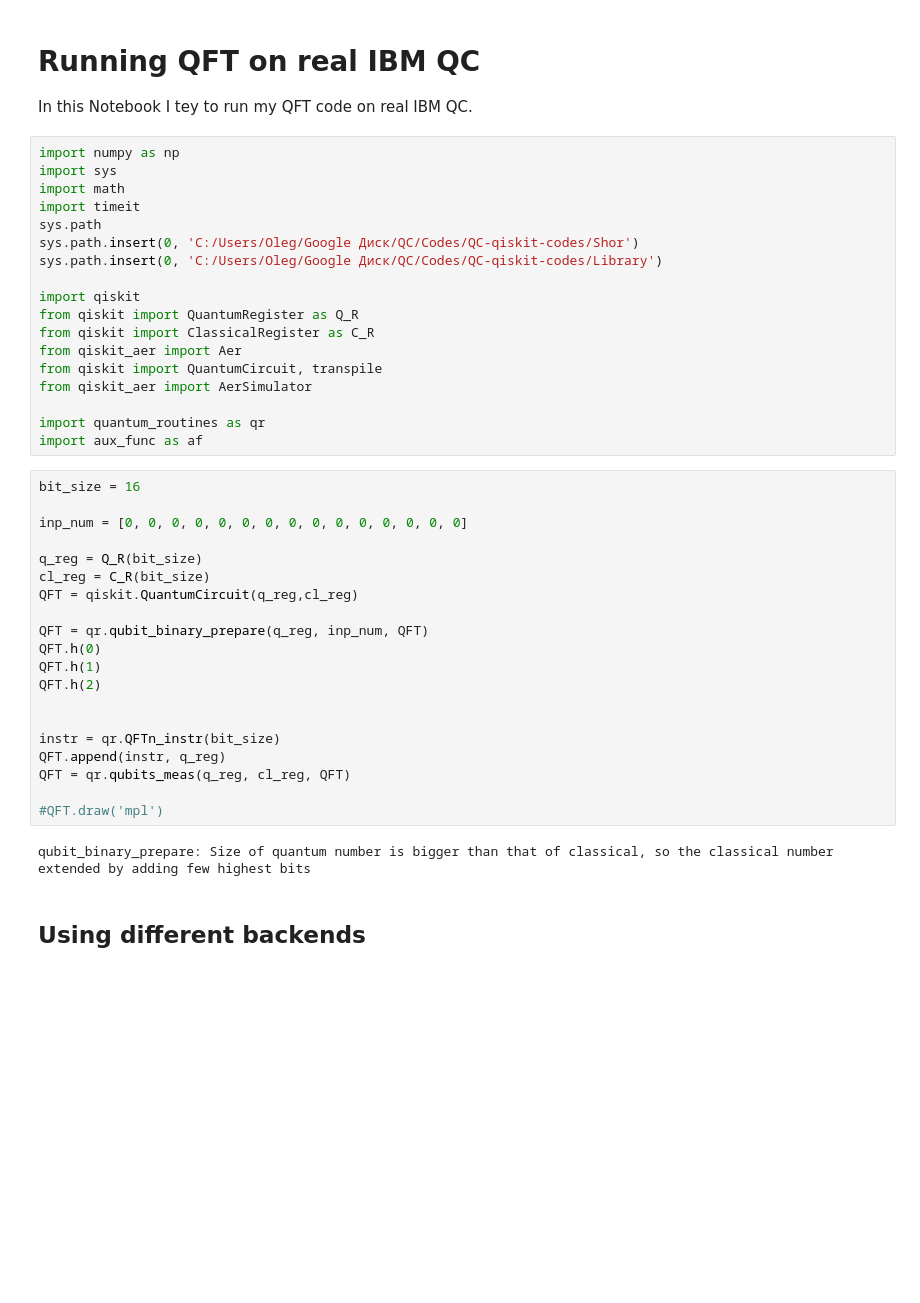
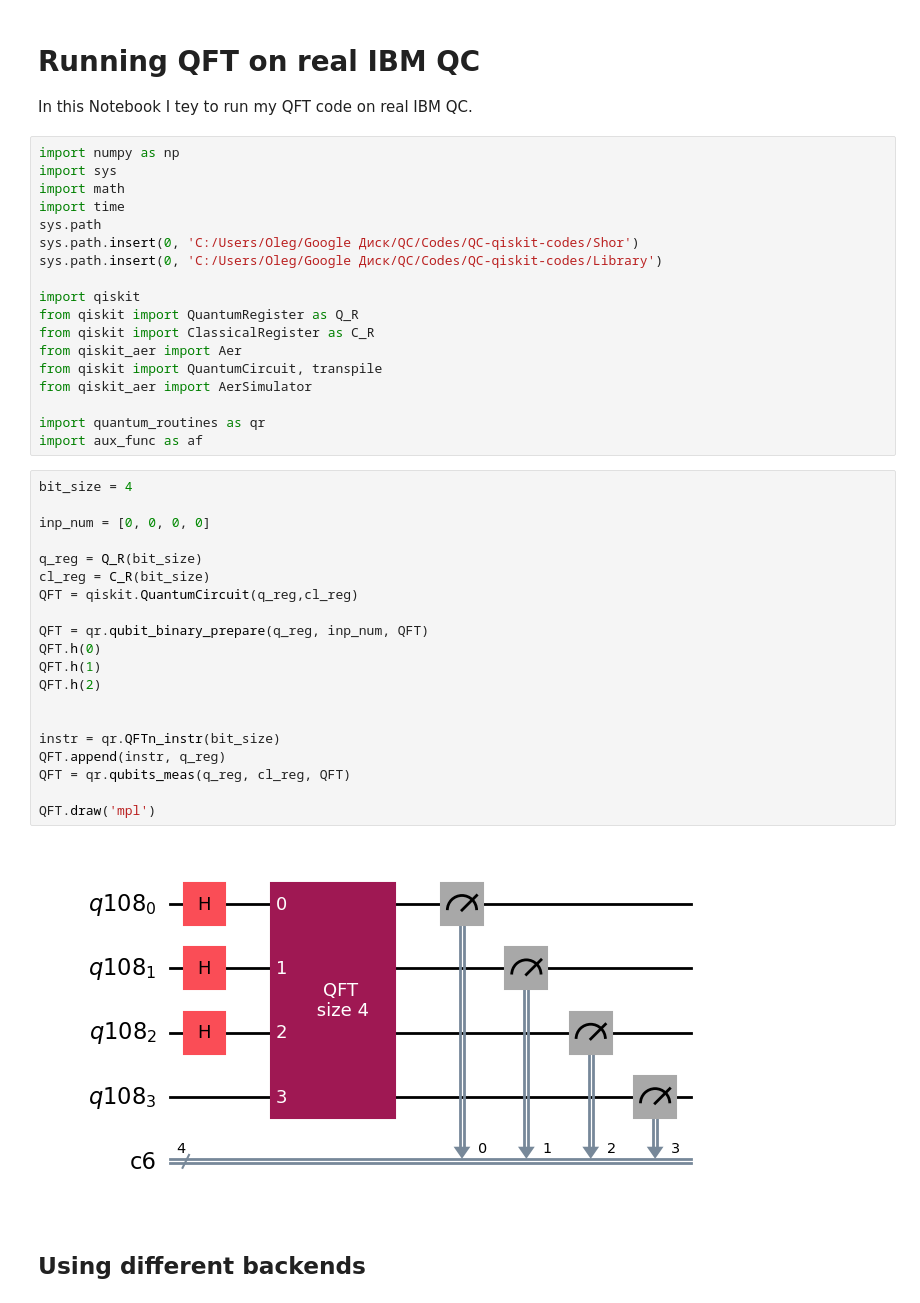
Before and after one commit to OlegUdalov/QC-qiskit-codes, a Jupyter notebook: Running QFT on real IBM QC.ipynb, the cells around one changed output. Drawn from its saved outputs; the diff is of its cells as text; blank space fills up the shorter version.

```diff
--- a/Running QFT on real IBM QC.ipynb
+++ b/Running QFT on real IBM QC.ipynb
@@ -6,7 +6,7 @@ In this Notebook I tey to run my QFT code on real IBM QC.
 import numpy as np
 import sys
 import math
-import timeit
+import time
 sys.path
 sys.path.insert(0, 'C:/Users/Oleg/Google Диск/QC/Codes/QC-qiskit-codes/Shor')
 sys.path.insert(0, 'C:/Users/Oleg/Google Диск/QC/Codes/QC-qiskit-codes/Library')
@@ -21,27 +21,27 @@ from qiskit_aer import AerSimulator
 import quantum_routines as qr
 import aux_func as af
 # %%
-bit_size = 16
+bit_size = 4
 
-inp_num = [0, 0, 0, 0, 0, 0, 0, 0, 0, 0, 0, 0, 0, 0, 0]
+inp_num = [0, 0, 0, 0]
 
 q_reg = Q_R(bit_size)
 cl_reg = C_R(bit_size)
 QFT = qiskit.QuantumCircuit(q_reg,cl_reg)
 
 QFT = qr.qubit_binary_prepare(q_reg, inp_num, QFT)
 QFT.h(0)
 QFT.h(1)
 QFT.h(2)
 
 
 instr = qr.QFTn_instr(bit_size)
 QFT.append(instr, q_reg)
 QFT = qr.qubits_meas(q_reg, cl_reg, QFT)
 
-#QFT.draw('mpl')
+QFT.draw('mpl')
 # %% [output]
-qubit_binary_prepare: Size of quantum number is bigger than that of classical, so the classical number extended by adding few highest bits
+[figure, added]
 # %% [markdown]
 ## Using different backends
 # %%
```
Also changed, not shown: parts of 14 cells of this notebook, 6 other files.
